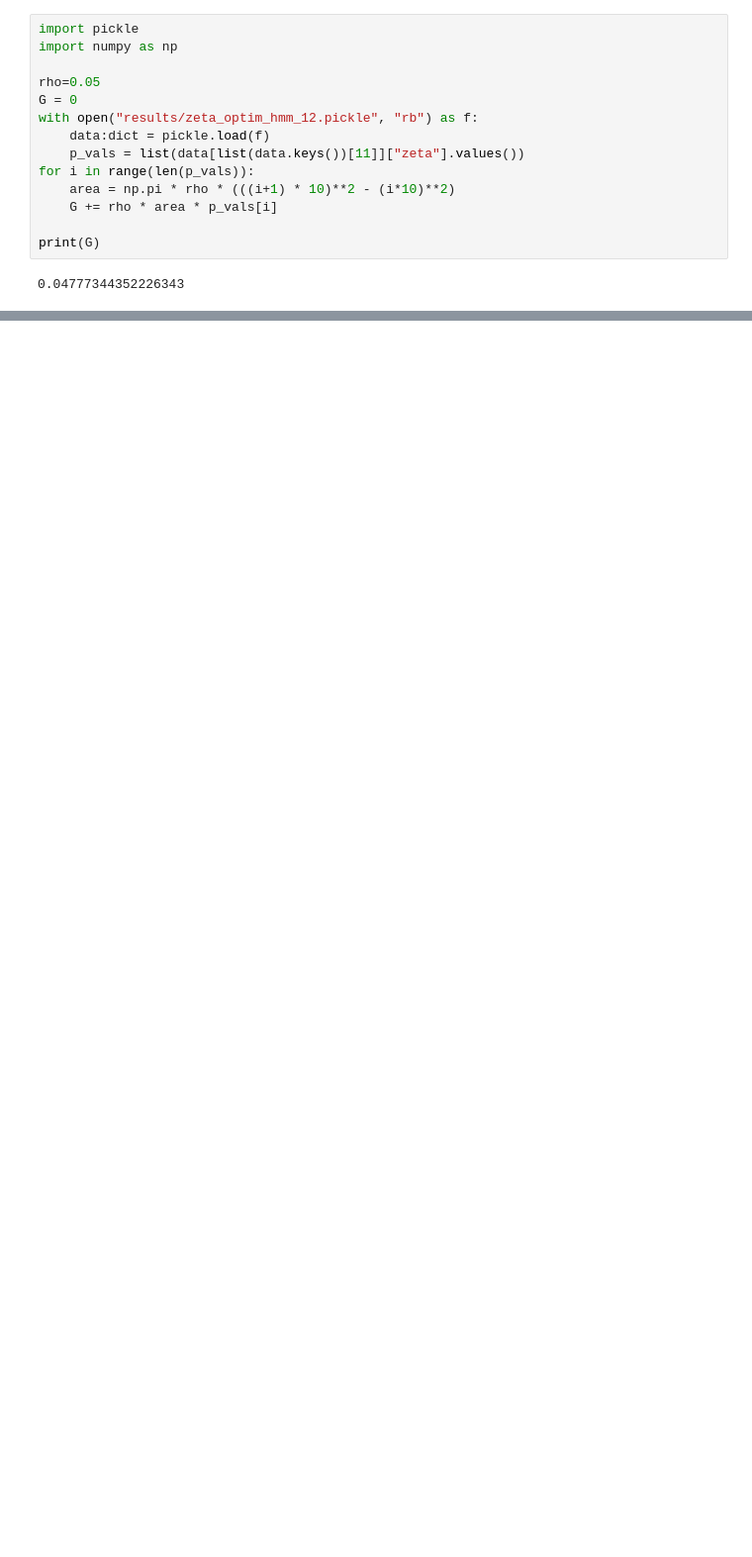
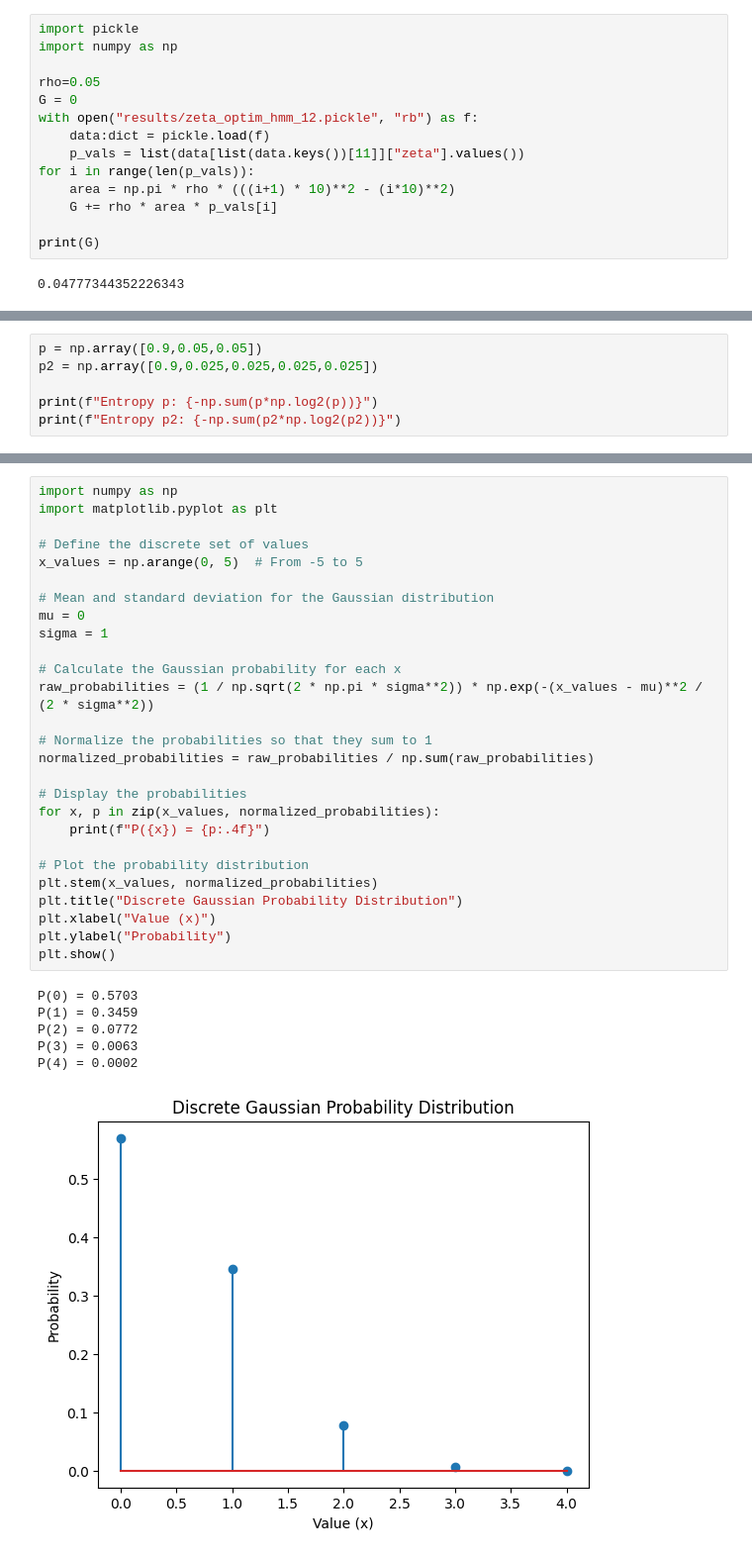
Before and after one commit to burattoale/spatial-aoi, a Jupyter notebook: prova.ipynb, the cells around one changed output, grey strips where cells are left out. Shown: that part at 99% size. Drawn from its saved outputs; the diff is of its cells as text; blank space fills up the shorter version.

```diff
--- a/prova.ipynb
+++ b/prova.ipynb
@@ -132,0 +298,6 @@ if __name__ == "__main__":
+# %%
+p = np.array([0.9,0.05,0.05])
+p2 = np.array([0.9,0.025,0.025,0.025,0.025])
+
+print(f"Entropy p: {-np.sum(p*np.log2(p))}")
+print(f"Entropy p2: {-np.sum(p2*np.log2(p2))}")
@@ -132,0 +330,34 @@ if __name__ == "__main__":
+# %%
+import numpy as np
+import matplotlib.pyplot as plt
+
+# Define the discrete set of values
+x_values = np.arange(0, 5)  # From -5 to 5
+
+# Mean and standard deviation for the Gaussian distribution
+mu = 0
+sigma = 1
+
+# Calculate the Gaussian probability for each x
+raw_probabilities = (1 / np.sqrt(2 * np.pi * sigma**2)) * np.exp(-(x_values - mu)**2 / (2 * sigma**2))
+
+# Normalize the probabilities so that they sum to 1
+normalized_probabilities = raw_probabilities / np.sum(raw_probabilities)
+
+# Display the probabilities
+for x, p in zip(x_values, normalized_probabilities):
+    print(f"P({x}) = {p:.4f}")
+
+# Plot the probability distribution
+plt.stem(x_values, normalized_probabilities)
+plt.title("Discrete Gaussian Probability Distribution")
+plt.xlabel("Value (x)")
+plt.ylabel("Probability")
+plt.show()
+# %% [output]
+P(0) = 0.5703
+P(1) = 0.3459
+P(2) = 0.0772
+P(3) = 0.0063
+P(4) = 0.0002
+[figure, added]
```
Also changed, not shown: parts of 6 cells of this notebook, 8 other files.
